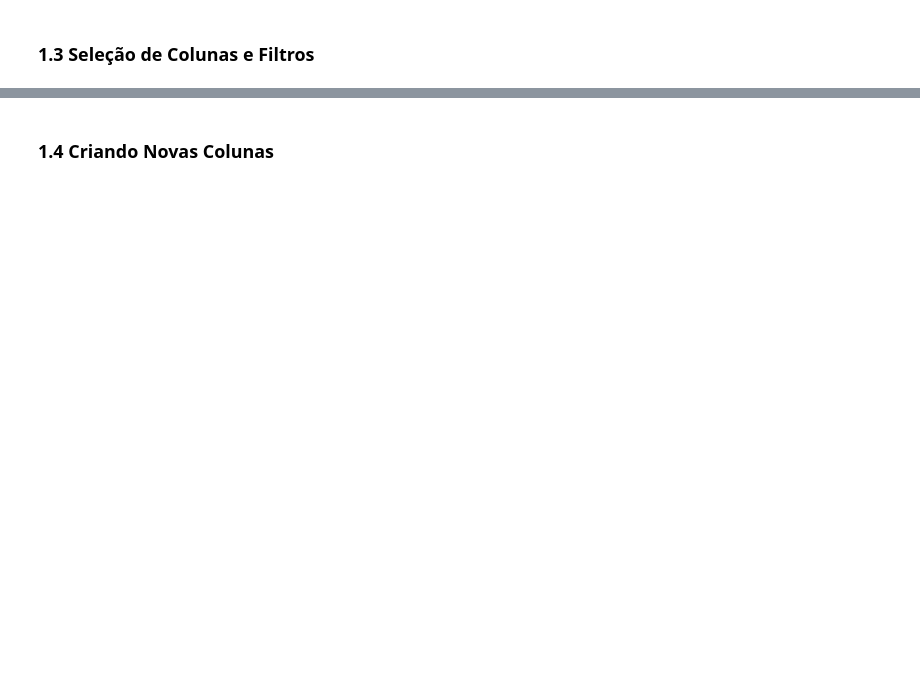
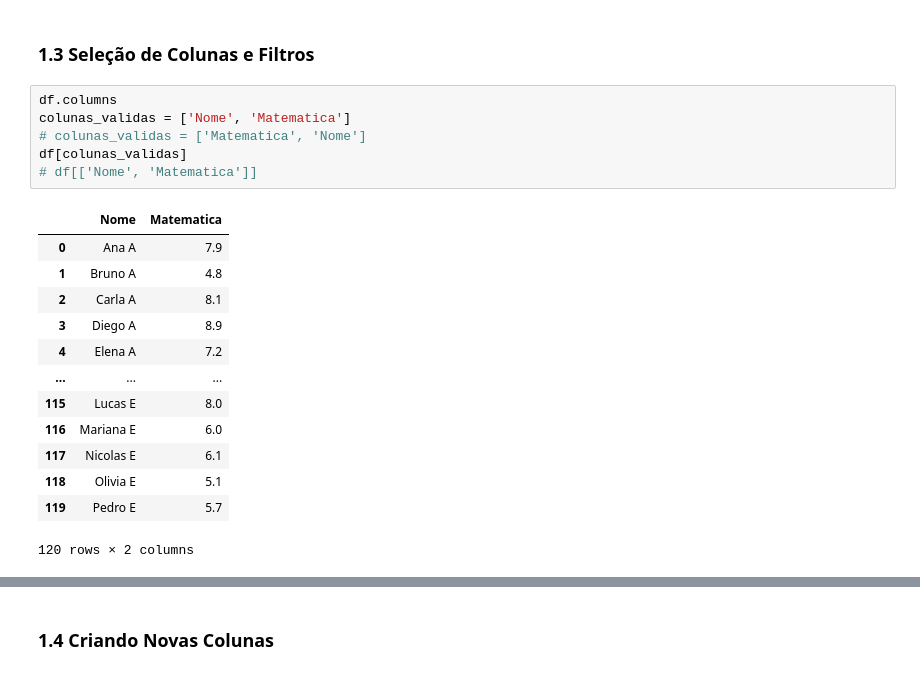
Before and after one commit to daniel-souza/ML, a Jupyter notebook: 02-aula/aula_pandas_visualizacao.ipynb, the cells around one changed output, grey strips where cells are left out. Drawn from its saved outputs; the diff is of its cells as text; blank space fills up the shorter version.

```diff
--- a/02-aula/aula_pandas_visualizacao.ipynb
+++ b/02-aula/aula_pandas_visualizacao.ipynb
@@ -256,6 +272,26 @@ df.describe().round(2)
 | max | 10.00 | 10.00 | 10.00 | 10.00 | 100.00 |
 # %% [markdown]
 ### 1.3 Seleção de Colunas e Filtros
+# %%
+df.columns
+colunas_validas = ['Nome', 'Matematica']
+# colunas_validas = ['Matematica', 'Nome']
+df[colunas_validas]
+# df[['Nome', 'Matematica']]
+# %% [output]
+|  | Nome | Matematica |
+| 0 | Ana A | 7.9 |
+| 1 | Bruno A | 4.8 |
+| 2 | Carla A | 8.1 |
+| 3 | Diego A | 8.9 |
+| 4 | Elena A | 7.2 |
+| ... | ... | ... |
+| 115 | Lucas E | 8.0 |
+| 116 | Mariana E | 6.0 |
+| 117 | Nicolas E | 6.1 |
+| 118 | Olivia E | 5.1 |
+| 119 | Pedro E | 5.7 |
+120 rows × 2 columns
 # %%
 # -- Selecionar colunas ----------------------------------------------------
 print("Uma coluna (retorna Series):")
```
Also changed, not shown: parts of 8 cells of this notebook, 2 other files.
